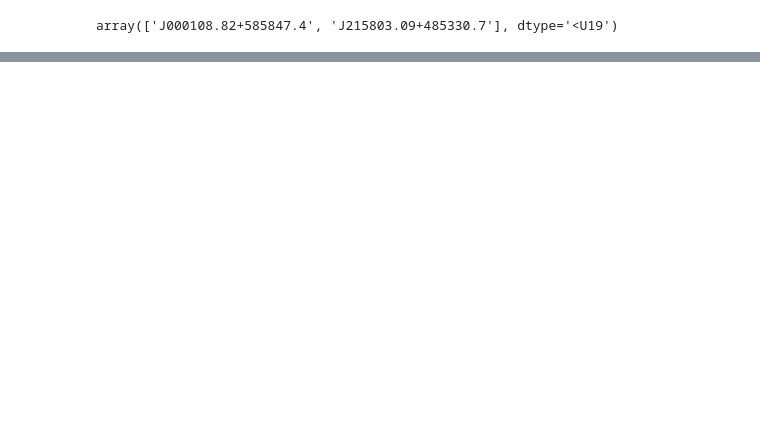
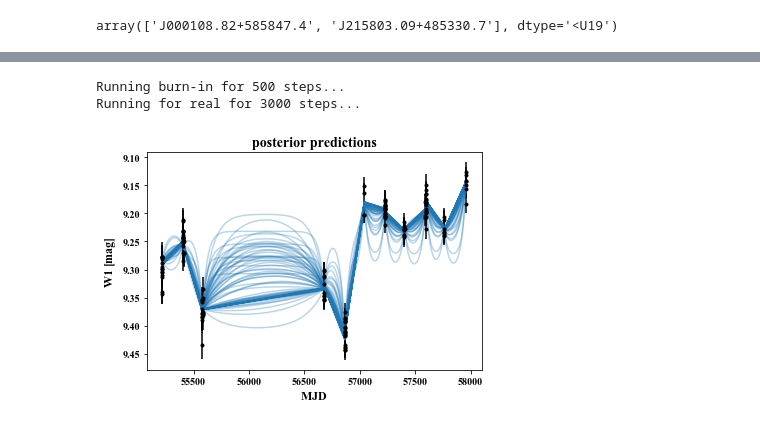
Before and after one commit to tzdwi/GaiaSprintMassive, a Jupyter notebook: code/gaussian_process.ipynb, the cells around one changed output, grey strips where cells are left out. Drawn from its saved outputs; the diff is of its cells as text; code cells hidden in the pictures; blank space fills up the shorter version.

```diff
--- a/code/gaussian_process.ipynb
+++ b/code/gaussian_process.ipynb
@@ -47,0 +196,46 @@ J215803.09+485330.7
+# %%
+#Now let's explore possible realizations with emcee.
+
+#Need a log probability
+def log_probability(params):
+    gp.set_parameter_vector(params)
+    lp = gp.log_prior()
+    if not np.isfinite(lp):
+        return -np.inf
+    return gp.log_likelihood(W1) + lp
+# %%
+#Take the maximum likelihood as the initial guess
+initial = np.array(soln.x)
+ndim, nwalkers = len(initial), 32
+sampler = mc.EnsembleSampler(nwalkers, ndim, log_probability)
+
+print("Running burn-in for 500 steps...")
+#A tiny little ball around that solution
+p0 = initial + 1e-8 * np.random.randn(nwalkers, ndim)
+p0, lp, _ = sampler.run_mcmc(p0, 500)
+
+print("Running for real for 3000 steps...")
+sampler.reset()
+sampler.run_mcmc(p0, 3000);
+# %% [output]
+Running burn-in for 500 steps...
+Running for real for 3000 steps...
+# %%
+#Let's take 100 samples and see how it looks
+
+# Plot the data.
+plt.errorbar(mjd, W1, yerr=W1err, fmt=".k", capsize=0)
+
+# Plot 100 posterior samples.
+samples = sampler.flatchain
+for s in samples[np.random.randint(len(samples), size=100)]:
+    gp.set_parameter_vector(s)
+    mu = gp.predict(W1, t, return_cov=False)
+    plt.plot(t, mu, color=color, alpha=0.3)
+
+plt.ylabel(r"$W1$ [mag]")
+plt.xlabel(r"$MJD$")
+plt.gca().invert_yaxis()
+plt.title("posterior predictions");
+# %% [output]
+[figure, added]
```
Also changed, not shown: parts of 18 cells of this notebook, 2 other files.
